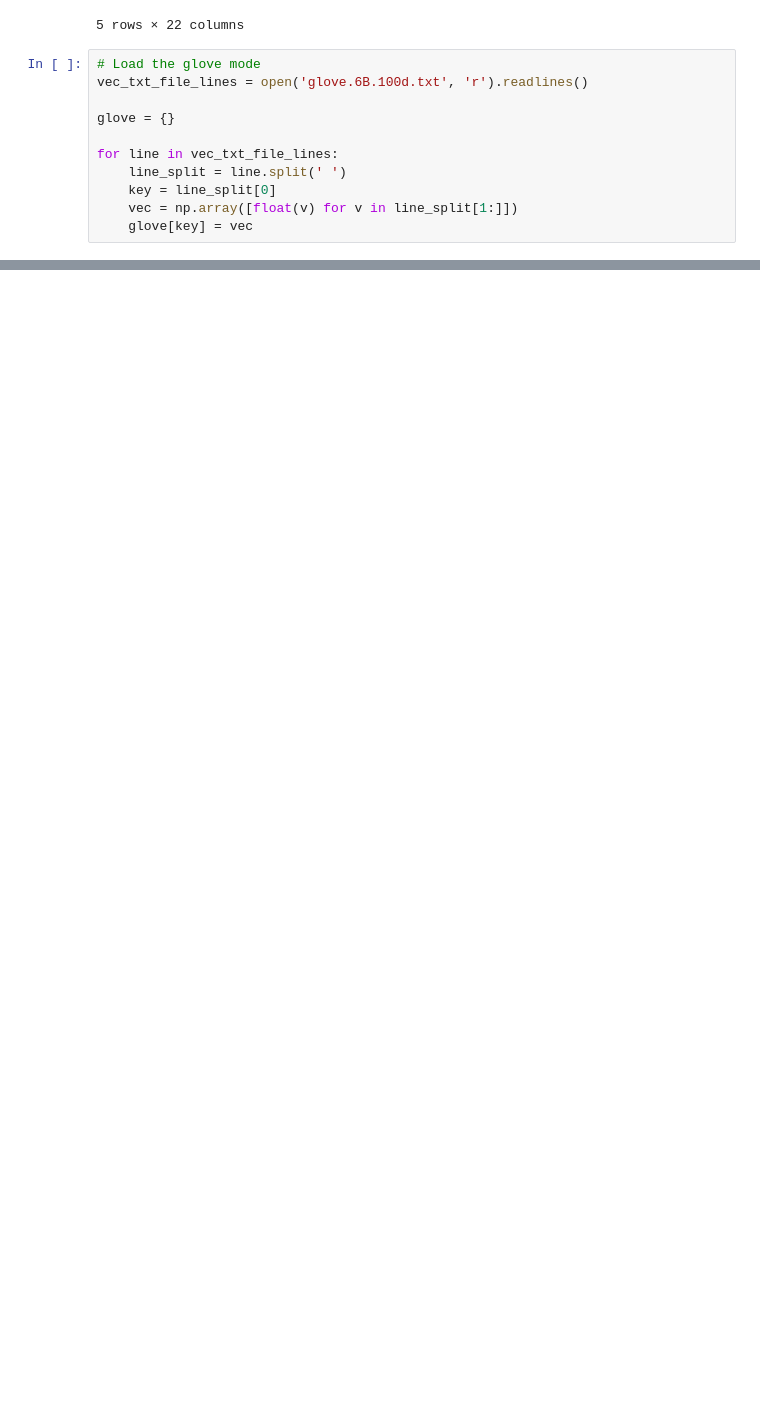
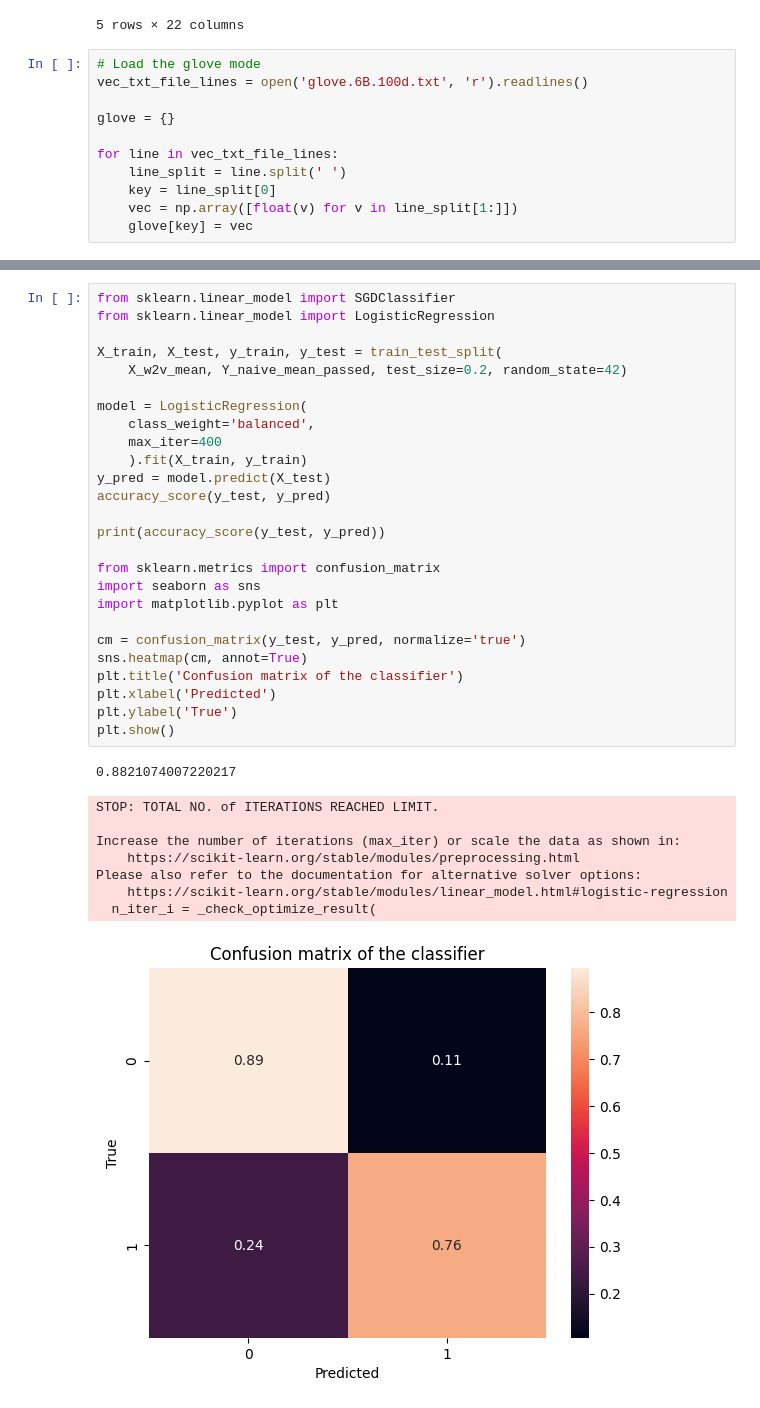
Before and after one commit to Timevdo/CS505-Final-Project, a Jupyter notebook: model_workbook.ipynb, the cells around one changed output, grey strips where cells are left out. Cells and saved outputs as stored; diff of their text form; blank space fills up the shorter version.

```diff
--- a/model_workbook.ipynb
+++ b/model_workbook.ipynb
@@ -102 +125,37 @@ plt.show()
+# %%
+from sklearn.linear_model import SGDClassifier
+from sklearn.linear_model import LogisticRegression
+
+X_train, X_test, y_train, y_test = train_test_split(
+    X_w2v_mean, Y_naive_mean_passed, test_size=0.2, random_state=42)
+
+model = LogisticRegression(
+    class_weight='balanced',
+    max_iter=400
+    ).fit(X_train, y_train)
+y_pred = model.predict(X_test)
+accuracy_score(y_test, y_pred)
+
+print(accuracy_score(y_test, y_pred))
+
+from sklearn.metrics import confusion_matrix
+import seaborn as sns
+import matplotlib.pyplot as plt
+
+cm = confusion_matrix(y_test, y_pred, normalize='true')
+sns.heatmap(cm, annot=True)
+plt.title('Confusion matrix of the classifier')
+plt.xlabel('Predicted')
+plt.ylabel('True')
+plt.show()
+# %% [output]
+0.8821074007220217
+STOP: TOTAL NO. of ITERATIONS REACHED LIMIT.
+
+Increase the number of iterations (max_iter) or scale the data as shown in:
+    https://scikit-learn.org/stable/modules/preprocessing.html
+Please also refer to the documentation for alternative solver options:
+    https://scikit-learn.org/stable/modules/linear_model.html#logistic-regression
+  n_iter_i = _check_optimize_result(
+[figure, added]
 # %%
```
Also changed, not shown: parts of 12 cells of this notebook.
